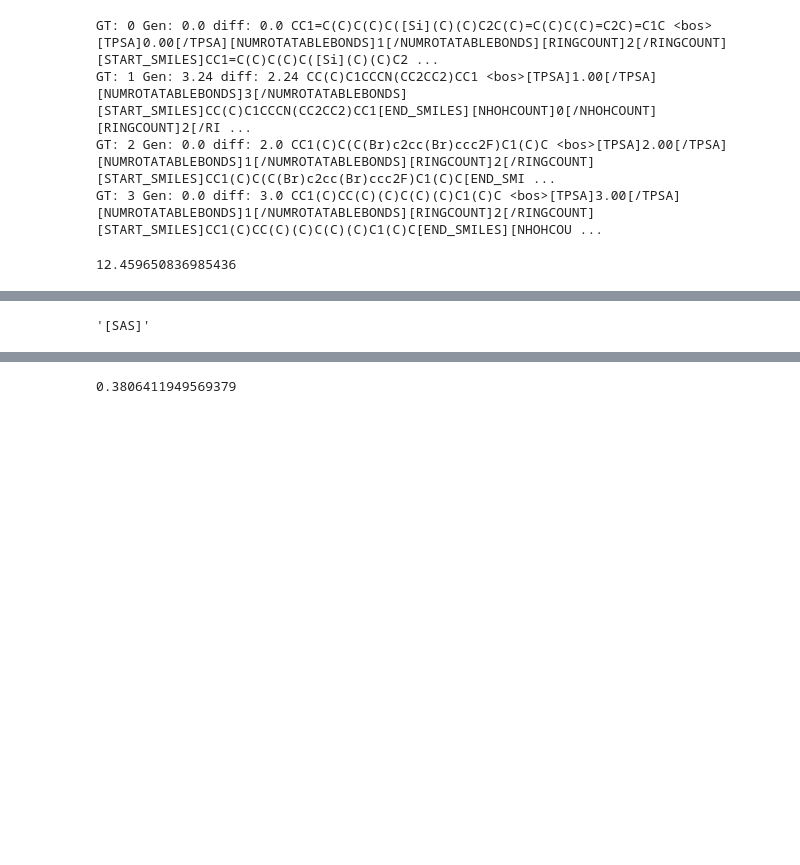
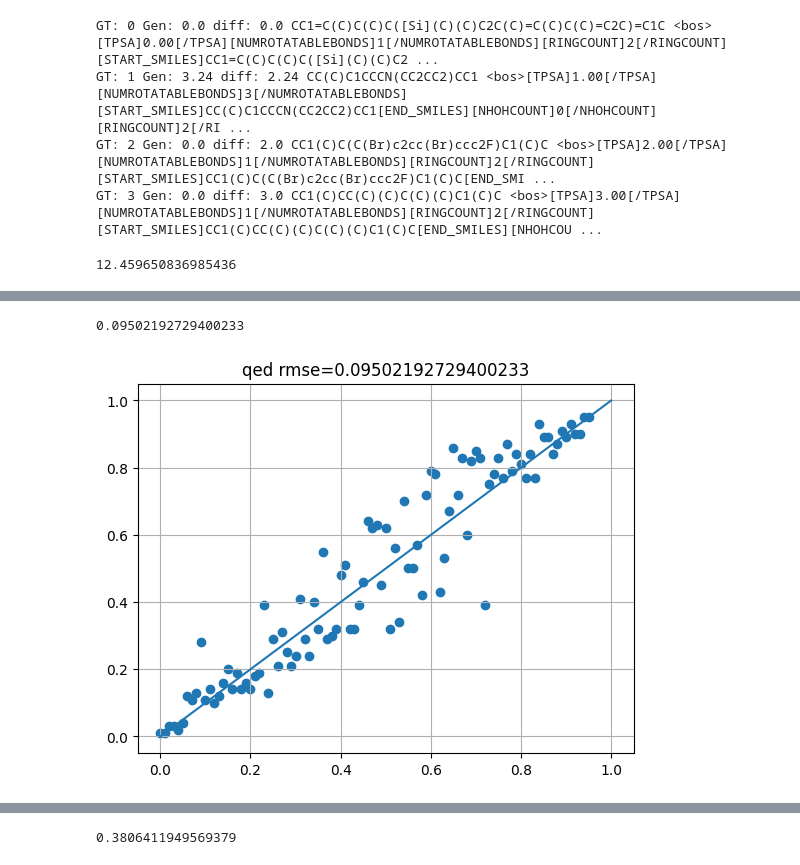
Before and after one commit to YerevaNN/ChemLactica, a Jupyter notebook: notebooks/playground.ipynb, the cells around one changed output, grey strips where cells are left out. Cells and saved outputs as stored; diff of their text form; code cells hidden in the pictures; blank space fills up the shorter version.

```diff
--- a/notebooks/playground.ipynb
+++ b/notebooks/playground.ipynb
@@ -133,7 +181,13 @@ for i in np.arange(0,1, 0.01):
-# %%
-cus_tokenizer.decode(14)
-# %% [output]
-'[SAS]'
+# %%
+rmse = mean_squared_error(ground_truths, gens, squared=False)
+print(rmse)
+plt.scatter(ground_truths, gens)
+plt.plot((0,1),(0,1))
+plt.title(f"qed {rmse=}")
+plt.grid(True)
+# %% [output]
+0.09502192729400233
+[figure, added]
 # %%
 rmse = mean_squared_error(ground_truths, gens, squared=False)
 print(rmse)
```
Also changed, not shown: parts of 13 cells of this notebook, 1 other file.
